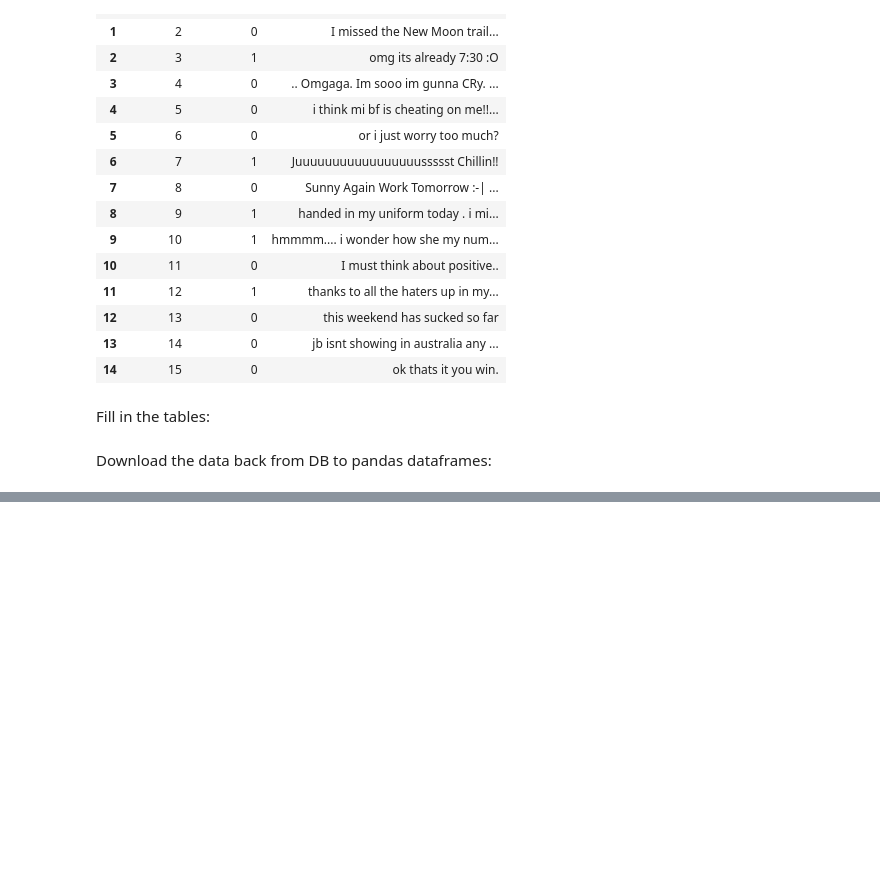
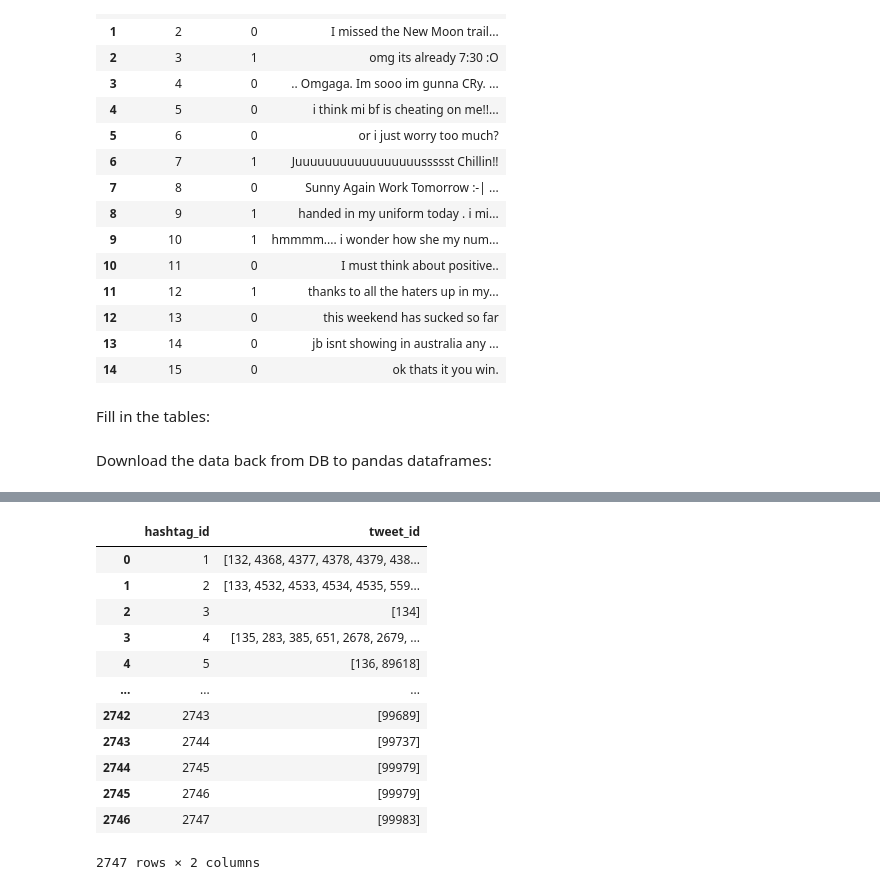
Before and after one commit to gbulg/Data-analysis-class, a Jupyter notebook: HW2/hw2.ipynb, the cells around one changed output, grey strips where cells are left out. Drawn from its saved outputs; the diff is of its cells as text; code cells hidden in the pictures; blank space fills up the shorter version.

```diff
--- a/HW2/hw2.ipynb
+++ b/HW2/hw2.ipynb
@@ -206,0 +156,17 @@ metadata_df[metadata_df.columns.difference(['id',
+# %%
+tweet_lists = hashtag_usage_df.groupby("hashtag_id", as_index=False).agg({"tweet_id": list})
+tweet_lists
+# %% [output]
+|  | hashtag_id | tweet_id |
+| 0 | 1 | [132, 4368, 4377, 4378, 4379, 438... |
+| 1 | 2 | [133, 4532, 4533, 4534, 4535, 559... |
+| 2 | 3 | [134] |
+| 3 | 4 | [135, 283, 385, 651, 2678, 2679, ... |
+| 4 | 5 | [136, 89618] |
+| ... | ... | ... |
+| 2742 | 2743 | [99689] |
+| 2743 | 2744 | [99737] |
+| 2744 | 2745 | [99979] |
+| 2745 | 2746 | [99979] |
+| 2746 | 2747 | [99983] |
+2747 rows × 2 columns
```
Also changed, not shown: parts of 23 cells of this notebook.
